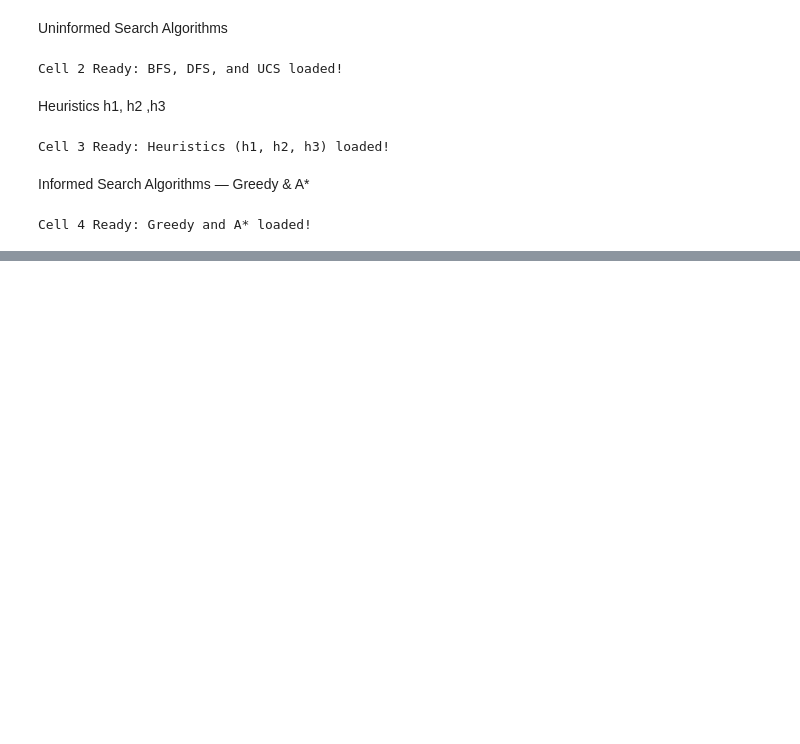
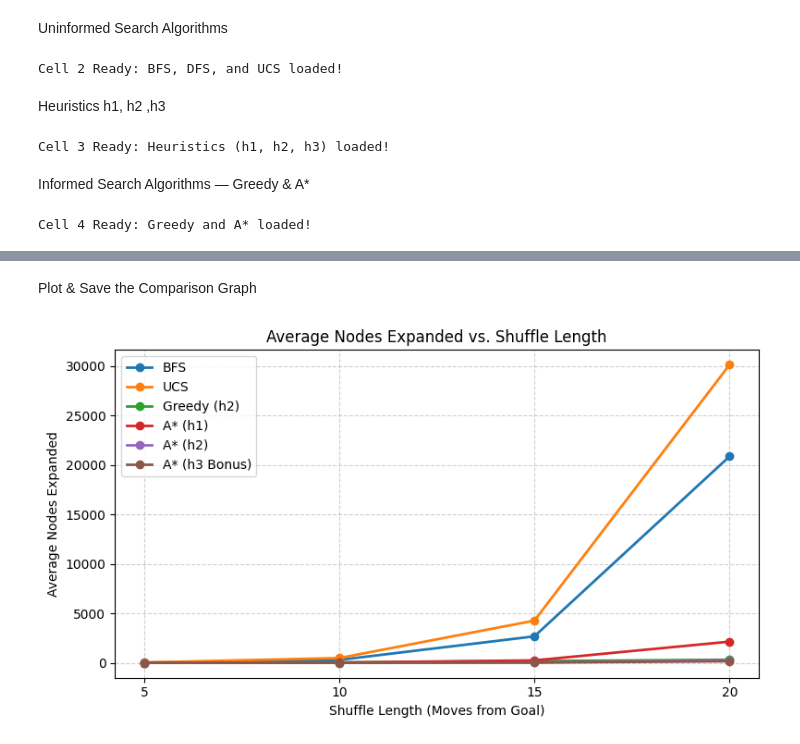
Before and after one commit to Sarah-Manzoor-158/Machine-learning-course, a Jupyter notebook: puzzle_py.ipynb, the cells around one changed output, grey strips where cells are left out. Drawn from its saved outputs; the diff is of its cells as text; code cells hidden in the pictures; blank space fills up the shorter version.

```diff
--- a/puzzle_py.ipynb
+++ b/puzzle_py.ipynb
@@ -278,0 +281,19 @@ Cell 4 Ready: Greedy and A* loaded!
+# %%
+sample_puzzle = shuffle(10, seed=1)
+print("Sample Puzzle (10 shuffles, seed=1):")
+print_board(sample_puzzle)
+
+test_runs = [
+    ("BFS", bfs),
+    ("DFS", dfs),
+    ("UCS", ucs),
+    ("Greedy (h2)", lambda s: greedy(s, h_manhattan)),
+    ("A* (h1)", lambda s: astar(s, h_misplaced)),
+    ("A* (h2)", lambda s: astar(s, h_manhattan)),
+    ("A* (h3 Bonus)", lambda s: astar(s, h_linear_conflict)),
+]
+
+for name, fn in test_runs:
+    moves, expanded, elapsed = fn(sample_puzzle)
+    valid = verify_solution(sample_puzzle, moves)
+    print(f"{name:<14} -> Moves: {len(moves):<2} | Expanded: {expanded:<5} | Time: {elapsed:.5f}s | Valid: {valid}")
@@ -278,0 +396,19 @@ Cell 4 Ready: Greedy and A* loaded!
+# %% [markdown]
+Plot & Save the Comparison Graph
+# %%
+plt.figure(figsize=(8, 4.5))
+for name in ["BFS", "UCS", "Greedy (h2)", "A* (h1)", "A* (h2)", "A* (h3 Bonus)"]:
+    y_vals = [avg_nodes[l][name] for l in shuffle_lengths]
+    plt.plot(shuffle_lengths, y_vals, marker="o", linewidth=2, label=name)
+
+plt.title("Average Nodes Expanded vs. Shuffle Length")
+plt.xlabel("Shuffle Length (Moves from Goal)")
+plt.ylabel("Average Nodes Expanded")
+plt.xticks(shuffle_lengths)
+plt.legend()
+plt.grid(True, linestyle="--", alpha=0.6)
+plt.tight_layout()
+plt.savefig("nodes_expanded_chart.png", dpi=300)
+plt.show()
+# %% [output]
+[figure, added]
```
Also changed, not shown: parts of 4 cells of this notebook.
